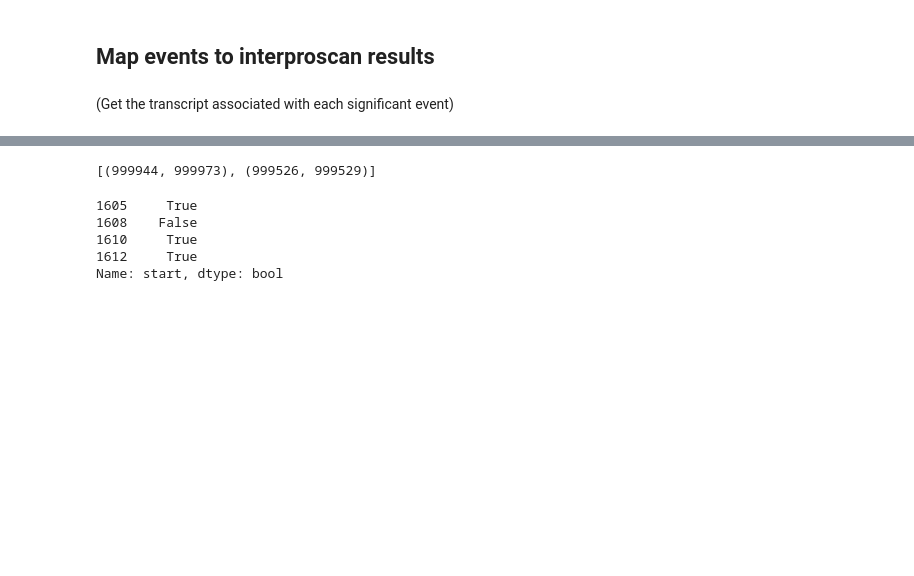
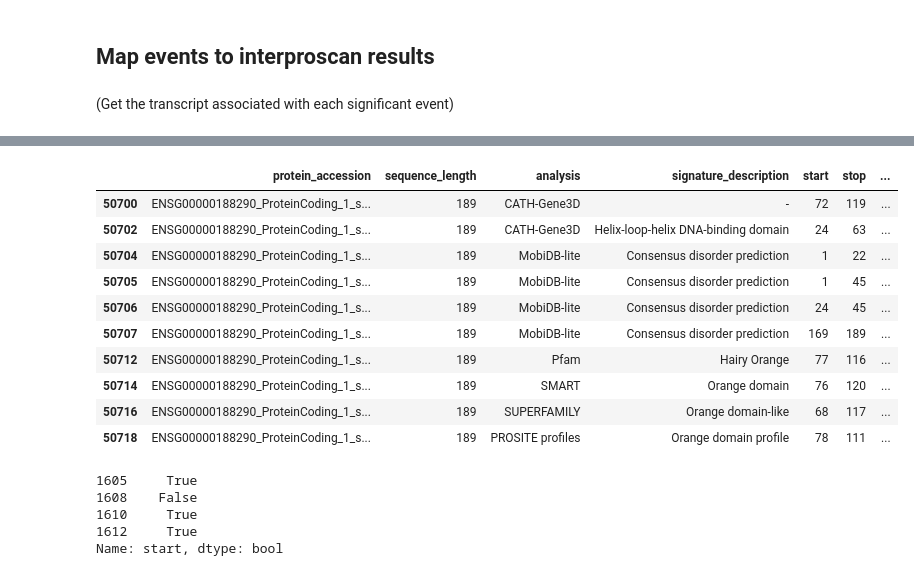
Before and after one commit to reliscu/bulk_splicing_GTEx_cortex, a Jupyter notebook: 30_parse_interproscan_results.ipynb, the cells around one changed output, grey strips where cells are left out. Drawn from its saved outputs; the diff is of its cells as text; code cells hidden in the pictures; blank space fills up the shorter version.

```diff
--- a/30_parse_interproscan_results.ipynb
+++ b/30_parse_interproscan_results.ipynb
@@ -93,22 +89,4 @@ rec_incl['exon_cds_start']
 # %%
-# def get_skip_junction_aa(skip_transcript, exon_cds_start, exon_cds_end, cds_by_transcript):
-#     cds = _cds_rows(cds_by_transcript.get(skip_transcript))
-#     if cds is None:
-#         return None
-#     nt_before = 0
-#     for c in cds:
-#         # stop when we reach or pass the cassette exon's position
-#         if c['start'] >= exon_cds_start:
-#             break
-#         # only count rows that end before the cassette exon starts
-#         if c['end'] < exon_cds_start:
-#             nt_before += c['end'] - c['start'] + 1
-#         else:
-#             # partial overlap: count only up to exon_cds_start
-#             nt_before += exon_cds_start - c['start']
-#             break
-#     return nt_before // 3
-
 def near_exon(exon_start, exon_end, scan_start, scan_end, window=300):
     """Boolean: features are within window (nts) of skipped exon."""
     return (abs(scan_start - exon_start) < window) | \
@@ -154,30 +132,32 @@ def rel_cds_to_genome(cds_obj, strand):
     return segments
 
 
-def map_aa_to_genome(rel_to_genome, seq_start, seq_end):
+def map_aa_to_genome(rel_to_genome, aa_start, aa_end):
     """
-    Given a CDS-relative range [seq_start, seq_end], return the
+    Given a transcript relative [aa_start, aa_end], return the
     corresponding genomic interval(s) as a list of (genome_start, genome_end)
     tuples -- one entry per exon the range touches, in genomic order.
     """
     result = []
     for seg in rel_to_genome:
-        overlap_start = max(seq_start, seg['rel_start'])
-        overlap_end = min(seq_end,  seg['rel_end'])
+        nt_start = aa_start * 3
+        nt_end = aa_end * 3 + 2
+        overlap_start = max(nt_start, seg['rel_start'])
+        overlap_end = min(nt_end, seg['rel_end'])
 
         if overlap_start <= overlap_end:
             # offset from rel_start maps directly onto genome_start,
             # regardless of strand, since genome_start<=genome_end and
             # rel_start<=rel_end always hold by construction
             g_start = seg['genome_start'] + (overlap_start - seg['rel_start'])
-            g_end   = seg['genome_start'] + (overlap_end   - seg['rel_start'])
+            g_end = seg['genome_start'] + (overlap_end - seg['rel_start'])
             result.append((g_start, g_end))
 
     return result
 # %%
+analyses_to_exclude = ['NCBIFAM', 'SFLD']
 columns = ['protein_accession', 'sequence_length', 'analysis',
            'signature_description', 'start', 'stop', 'interpro_description']
-analyses_to_exclude = ['NCBIFAM', 'SFLD']
 ipr = interproscan_results.loc[~interproscan_results['analysis'].isin(analyses_to_exclude), columns]
 
 ipr_grouped = {acc: grp for acc, grp in ipr.groupby('protein_accession')}
@@ -203,7 +183,6 @@ for ev, rec in event_protein_map.items():
     event_interproscan_map[ev] = {
         'meta': rec['meta'],
         'inclusion': overlap_df.assign(
-            meta=rec['meta'],
             **{col: rec_incl[col] for col in incl_cols}
         ).reset_index(drop=True),
         'real_skip': None,
@@ -229,8 +208,8 @@ for ev, rec in event_protein_map.items():
             skip_df = skip_df.assign(genome_coords=genome_coords)
             skip_df = skip_df[skip_df['genome_coords'].notna()]
 
-        if not skip_df.empty:
-            event_interproscan_map[ev]['real_skip'] = skip_df.reset_index(drop=True)
+            if not skip_df.empty:
+                event_interproscan_map[ev]['real_skip'] = skip_df.reset_index(drop=True)
 
     # synthetic skip
     if rec.get('synthetic_skip'):
@@ -304,7 +358,17 @@ for ev, rec in event_protein_map.items():
 # %%
-aa_to_genome
+ipr_grouped.get(rec['synthetic_skip'])
 # %% [output]
-[(999944, 999973), (999526, 999529)]
+|  | protein_accession | sequence_length | analysis | signature_description | start | stop | ... |
+| 50700 | ENSG00000188290_ProteinCoding_1_s... | 189 | CATH-Gene3D | - | 72 | 119 | ... |
+| 50702 | ENSG00000188290_ProteinCoding_1_s... | 189 | CATH-Gene3D | Helix-loop-helix DNA-binding domain | 24 | 63 | ... |
+| 50704 | ENSG00000188290_ProteinCoding_1_s... | 189 | MobiDB-lite | Consensus disorder prediction | 1 | 22 | ... |
+| 50705 | ENSG00000188290_ProteinCoding_1_s... | 189 | MobiDB-lite | Consensus disorder prediction | 1 | 45 | ... |
+| 50706 | ENSG00000188290_ProteinCoding_1_s... | 189 | MobiDB-lite | Consensus disorder prediction | 24 | 45 | ... |
+| 50707 | ENSG00000188290_ProteinCoding_1_s... | 189 | MobiDB-lite | Consensus disorder prediction | 169 | 189 | ... |
+| 50712 | ENSG00000188290_ProteinCoding_1_s... | 189 | Pfam | Hairy Orange | 77 | 116 | ... |
+| 50714 | ENSG00000188290_ProteinCoding_1_s... | 189 | SMART | Orange domain | 76 | 120 | ... |
+| 50716 | ENSG00000188290_ProteinCoding_1_s... | 189 | SUPERFAMILY | Orange domain-like | 68 | 117 | ... |
+| 50718 | ENSG00000188290_ProteinCoding_1_s... | 189 | PROSITE profiles | Orange domain profile | 78 | 111 | ... |
 # %%
 cds_obj['start'] != rec_incl['exon_cds_start']
 # %% [output]
```
Also changed, not shown: parts of 9 cells of this notebook, 2 other files.
